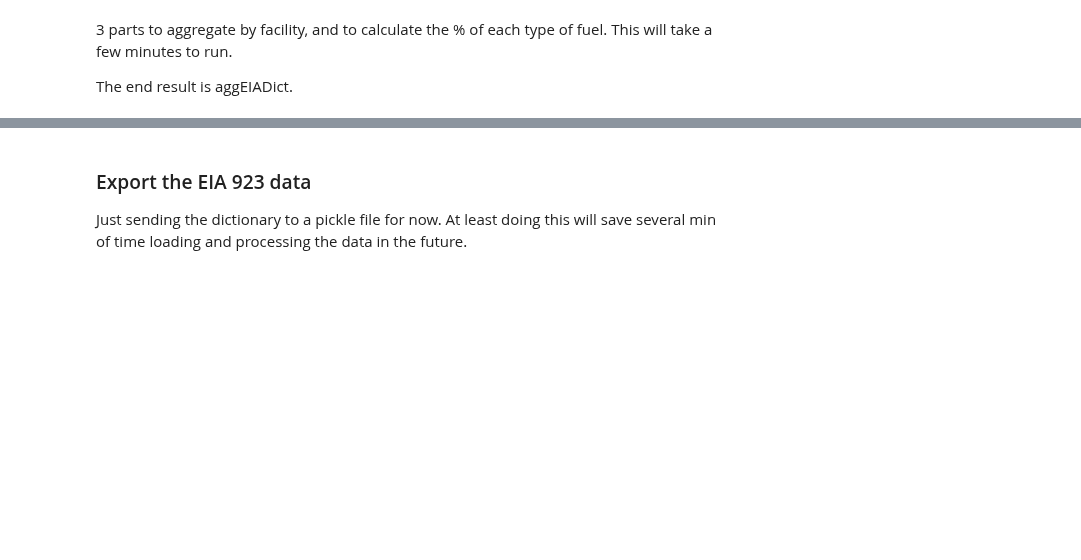
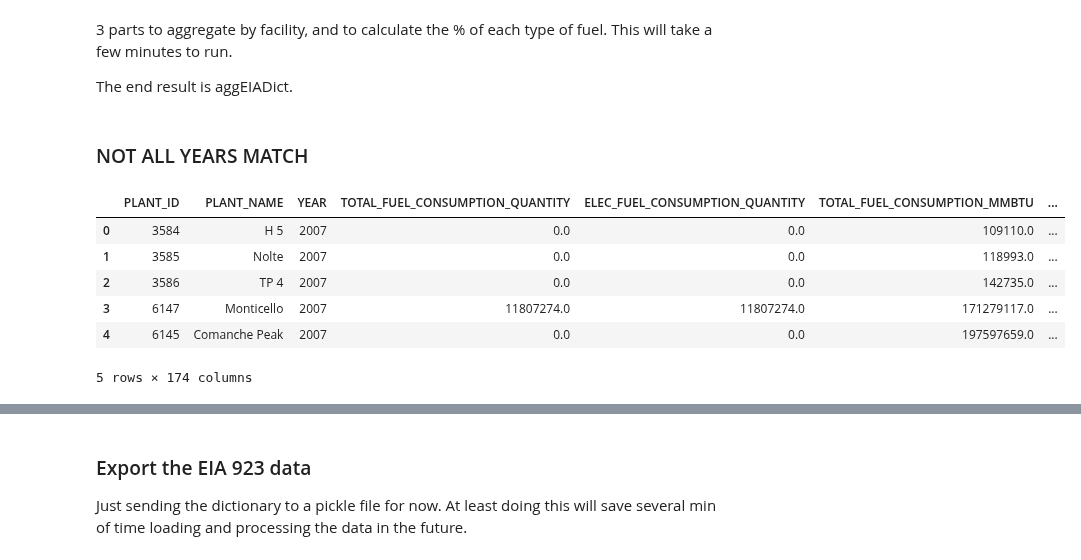
Before and after one commit to gschivley/ERCOT_power, a Jupyter notebook: Raw Data/Merging EPA and EIA.ipynb, the cells around one changed output, grey strips where cells are left out. Saved outputs shown, nothing was run; the diff lists cells and outputs as text; code cells hidden in the pictures; blank space fills up the shorter version.

```diff
--- a/Raw Data/Merging EPA and EIA.ipynb
+++ b/Raw Data/Merging EPA and EIA.ipynb
@@ -163,3 +163,15 @@ for key, df in eiaDict.iteritems():
     #aggGroup will be a list of panda series, each series representing a facility
     aggGroup = [aggAndCalcPerc(gb.get_group(group)) for group in gb.groups]
     aggEIADict[key] = pd.DataFrame(aggGroup)
+# %% [markdown]
+### NOT ALL YEARS MATCH
+# %%
+aggEIADict[2007].head()
+# %% [output]
+|  | PLANT_ID | PLANT_NAME | YEAR | TOTAL_FUEL_CONSUMPTION_QUANTITY | ELEC_FUEL_CONSUMPTION_QUANTITY | TOTAL_FUEL_CONSUMPTION_MMBTU | ... |
+| 0 | 3584 | H 5 | 2007 | 0.0 | 0.0 | 109110.0 | ... |
+| 1 | 3585 | Nolte | 2007 | 0.0 | 0.0 | 118993.0 | ... |
+| 2 | 3586 | TP 4 | 2007 | 0.0 | 0.0 | 142735.0 | ... |
+| 3 | 6147 | Monticello | 2007 | 11807274.0 | 11807274.0 | 171279117.0 | ... |
+| 4 | 6145 | Comanche Peak | 2007 | 0.0 | 0.0 | 197597659.0 | ... |
+5 rows × 174 columns
```
Also changed, not shown: parts of 2 cells of this notebook.
